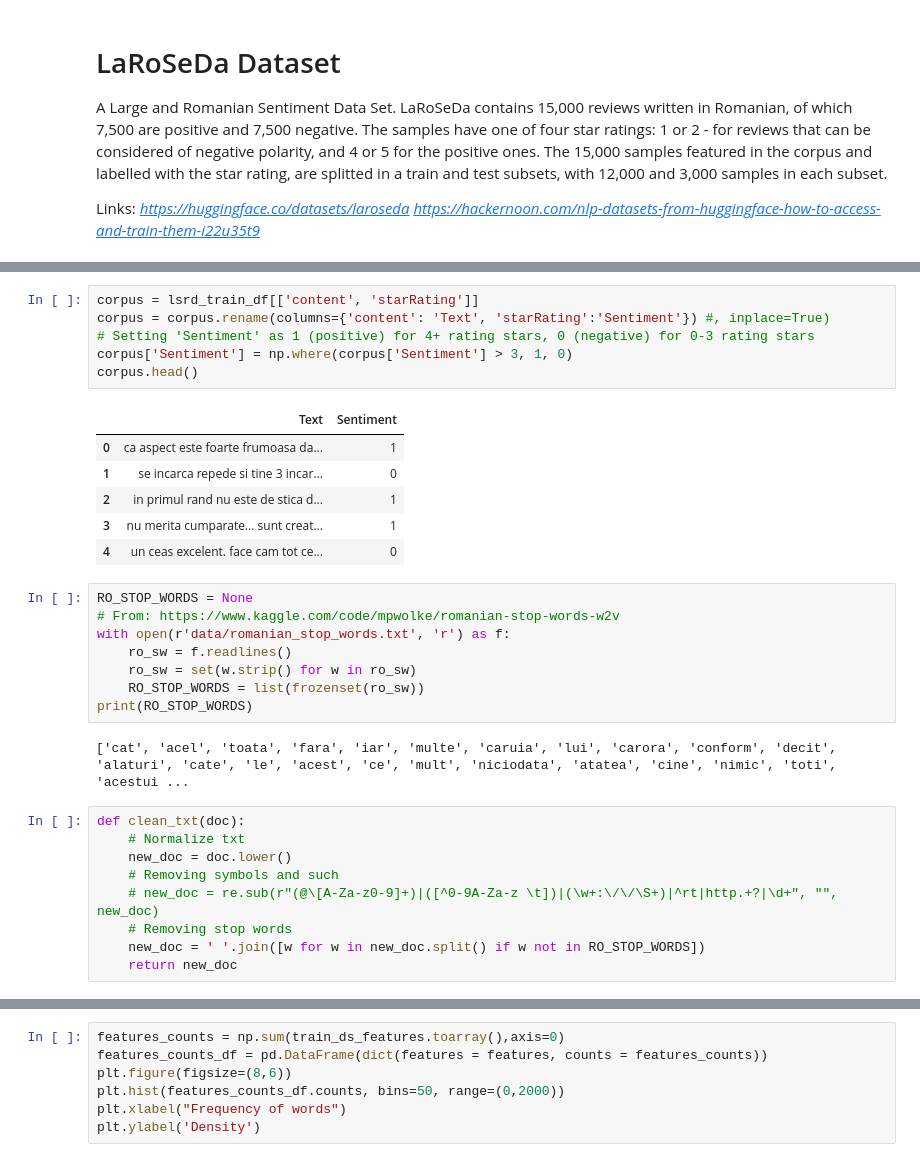
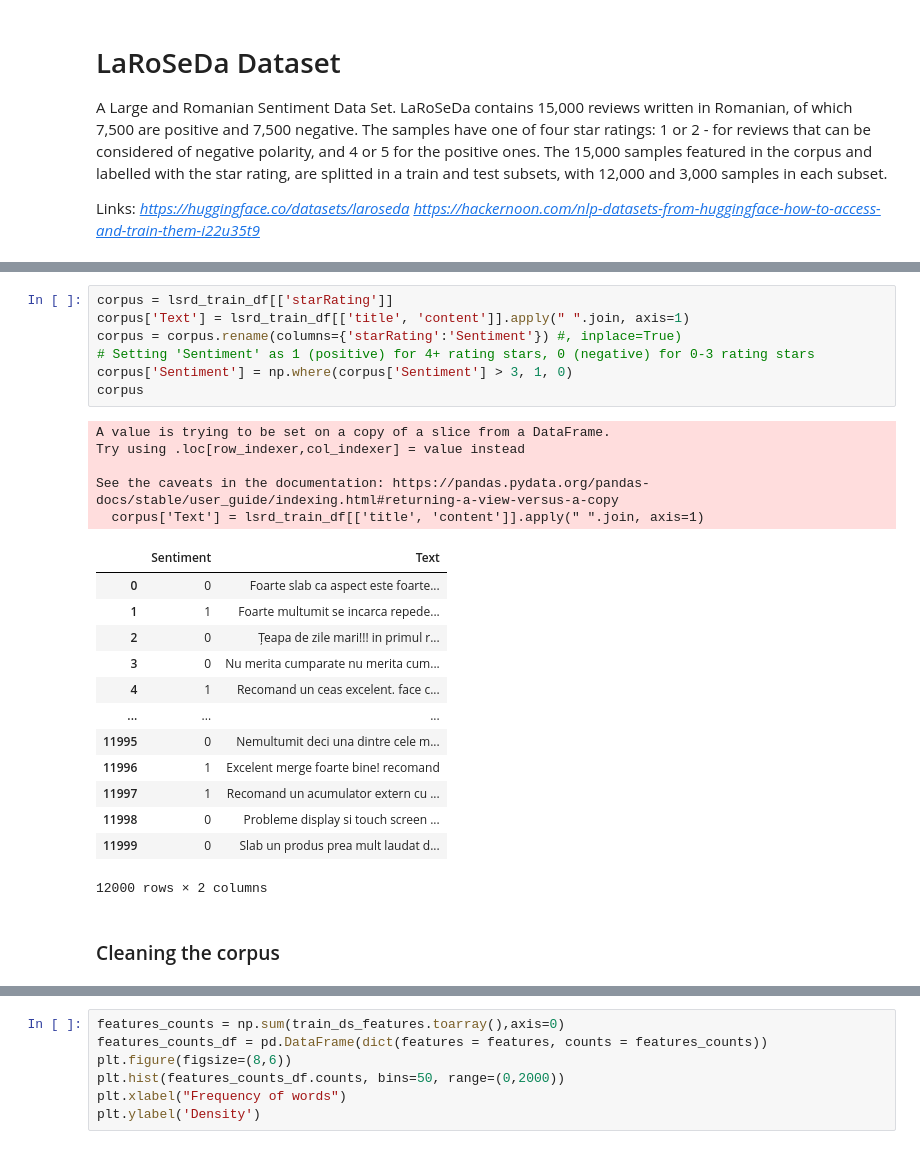
Before and after one commit to Elaech/DLNLPProject, a Jupyter notebook: notebooks/lasoreda_analysis.ipynb, the cells around one changed output, grey strips where cells are left out. Drawn from its saved outputs; the diff is of its cells as text.

```diff
--- a/notebooks/lasoreda_analysis.ipynb
+++ b/notebooks/lasoreda_analysis.ipynb
@@ -38,33 +98,29 @@ Dataset({
 # %%
-corpus = lsrd_train_df[['content', 'starRating']]
-corpus = corpus.rename(columns={'content': 'Text', 'starRating':'Sentiment'}) #, inplace=True)
+corpus = lsrd_train_df[['starRating']]
+corpus['Text'] = lsrd_train_df[['title', 'content']].apply(" ".join, axis=1)
+corpus = corpus.rename(columns={'starRating':'Sentiment'}) #, inplace=True)
 # Setting 'Sentiment' as 1 (positive) for 4+ rating stars, 0 (negative) for 0-3 rating stars
 corpus['Sentiment'] = np.where(corpus['Sentiment'] > 3, 1, 0)
-corpus.head()
+corpus
 # %% [output]
+A value is trying to be set on a copy of a slice from a DataFrame.
+Try using .loc[row_indexer,col_indexer] = value instead
+
+See the caveats in the documentation: https://pandas.pydata.org/pandas-docs/stable/user_guide/indexing.html#returning-a-view-versus-a-copy
+  corpus['Text'] = lsrd_train_df[['title', 'content']].apply(" ".join, axis=1)
-|  | Text | Sentiment |
-| 0 | ca aspect este foarte frumoasa da... | 1 |
-| 1 | se incarca repede si tine 3 incar... | 0 |
-| 2 | in primul rand nu este de stica d... | 1 |
-| 3 | nu merita cumparate... sunt creat... | 1 |
-| 4 | un ceas excelent. face cam tot ce... | 0 |
+|  | Sentiment | Text |
+| 0 | 0 | Foarte slab ca aspect este foarte... |
+| 1 | 1 | Foarte multumit se incarca repede... |
+| 2 | 0 | Țeapa de zile mari!!! in primul r... |
+| 3 | 0 | Nu merita cumparate nu merita cum... |
+| 4 | 1 | Recomand un ceas excelent. face c... |
+| ... | ... | ... |
+| 11995 | 0 | Nemultumit deci una dintre cele m... |
+| 11996 | 1 | Excelent merge foarte bine! recomand |
+| 11997 | 1 | Recomand un acumulator extern cu ... |
+| 11998 | 0 | Probleme display si touch screen ... |
+| 11999 | 0 | Slab un produs prea mult laudat d... |
+12000 rows × 2 columns
-# %%
-RO_STOP_WORDS = None
-# From: https://www.kaggle.com/code/mpwolke/romanian-stop-words-w2v
-with open(r'data/romanian_stop_words.txt', 'r') as f:
-    ro_sw = f.readlines()
-    ro_sw = set(w.strip() for w in ro_sw)
-    RO_STOP_WORDS = list(frozenset(ro_sw))
-print(RO_STOP_WORDS)
-# %% [output]
-['cat', 'acel', 'toata', 'fara', 'iar', 'multe', 'caruia', 'lui', 'carora', 'conform', 'decit', 'alaturi', 'cate', 'le', 'acest', 'ce', 'mult', 'niciodata', 'atatea', 'cine', 'nimic', 'toti', 'acestui ...
-# %%
-def clean_txt(doc):
-    # Normalize txt
-    new_doc = doc.lower()
-    # Removing symbols and such
-    # new_doc = re.sub(r"(@\[A-Za-z0-9]+)|([^0-9A-Za-z \t])|(\w+:\/\/\S+)|^rt|http.+?|\d+", "", new_doc)
-    # Removing stop words
-    new_doc = ' '.join([w for w in new_doc.split() if w not in RO_STOP_WORDS])
-    return new_doc
+# %% [markdown]
+### Cleaning the corpus
 # %%
```
Also changed, not shown: parts of 24 cells of this notebook, 2 other files.
